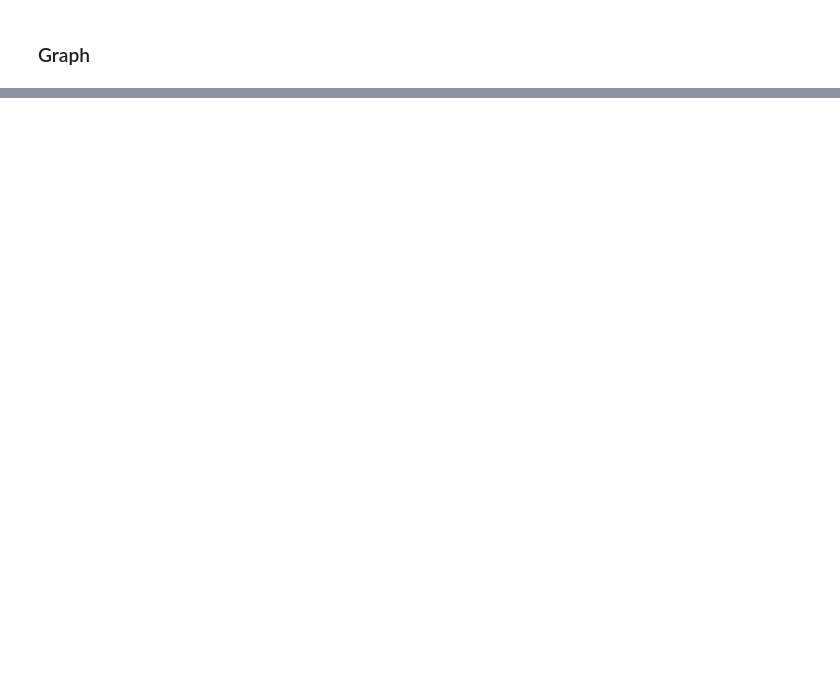
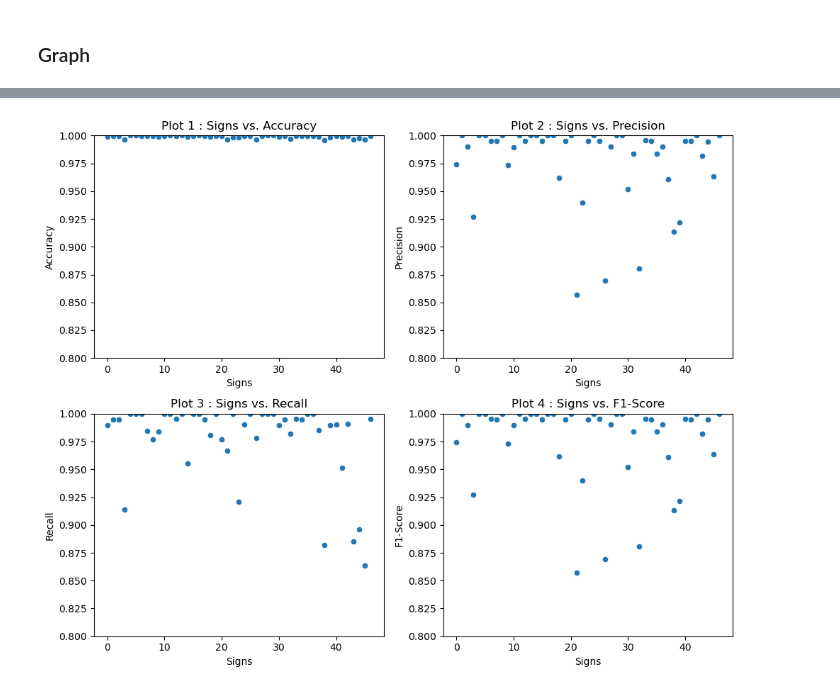
Before and after one commit to SMRayeed/BdSL47-Recognition, a Jupyter notebook: Codes/BdSL47 Finalized Code.ipynb, the cells around one changed output, grey strips where cells are left out. Saved outputs shown, nothing was run; the diff lists cells and outputs as text; code cells hidden in the pictures; blank space fills up the shorter version.

```diff
--- a/Codes/BdSL47 Finalized Code.ipynb
+++ b/Codes/BdSL47 Finalized Code.ipynb
@@ -1003,0 +1025,12 @@ print(tabulate(mydata, headers=head, tablefmt="fancy_grid"))
+# %%
+total_tp, total_tn, total_fp, total_fn, total_accuracy, total_precision, total_recall, total_f1_score = 0, 0, 0, 0, 0, 0, 0, 0
+
+for i in range(0, len(tp)) :
+    total_tp += tp[i]
+    total_tn += tn[i]
+    total_fp += fp[i]
+    total_fn += fn[i]
+    total_accuracy += accuracy[i]
+    total_precision += precision[i]
+    total_recall += recall[i]
+    total_f1_score += f1_score[i]
@@ -1038,0 +1073,44 @@ plt.show()
+# %%
+import seaborn as sns
+import matplotlib.pyplot as plt
+
+signs = []
+for i in range(0, len(tp)) :
+    signs.append(i)
+
+# Create figure and subplots
+fig, axs = plt.subplots(nrows=2, ncols=2, figsize=(10, 8))
+
+# Plot 1 : Signs vs. Accuracy
+sns.scatterplot(x=signs, y=accuracy, ax=axs[0,0])
+axs[0,0].set_xlabel("Signs")
+axs[0,0].set_ylabel("Accuracy")
+axs[0,0].set_ylim(.80,1)
+axs[0,0].set_title("Plot 1 : Signs vs. Accuracy")
+
+# Plot 2 : Signs vs. Precision
+sns.scatterplot(x=signs, y=precision, ax=axs[0,1])
+axs[0,1].set_xlabel("Signs")
+axs[0,1].set_ylabel("Precision")
+axs[0,1].set_ylim(.80,1)
+axs[0,1].set_title("Plot 2 : Signs vs. Precision")
+
+# Plot 3 : Signs vs. Recall
+sns.scatterplot(x=signs, y=recall, ax=axs[1,0])
+axs[1,0].set_xlabel("Signs")
+axs[1,0].set_ylabel("Recall")
+axs[1,0].set_ylim(.80,1)
+axs[1,0].set_title("Plot 3 : Signs vs. Recall")
+
+# Plot 4 : Signs vs. F1-Scores
+sns.scatterplot(x=signs, y=precision, ax=axs[1,1])
+axs[1,1].set_xlabel("Signs")
+axs[1,1].set_ylabel("F1-Score")
+axs[1,1].set_ylim(.80,1)
+axs[1,1].set_title("Plot 4 : Signs vs. F1-Score")
+
+# Adjust spacing between subplots
+plt.tight_layout()
+plt.savefig("Individual Scores.png", dpi=1000, format='png')
+# %% [output]
+[figure, added]
```
Also changed, not shown: parts of 20 cells of this notebook.
